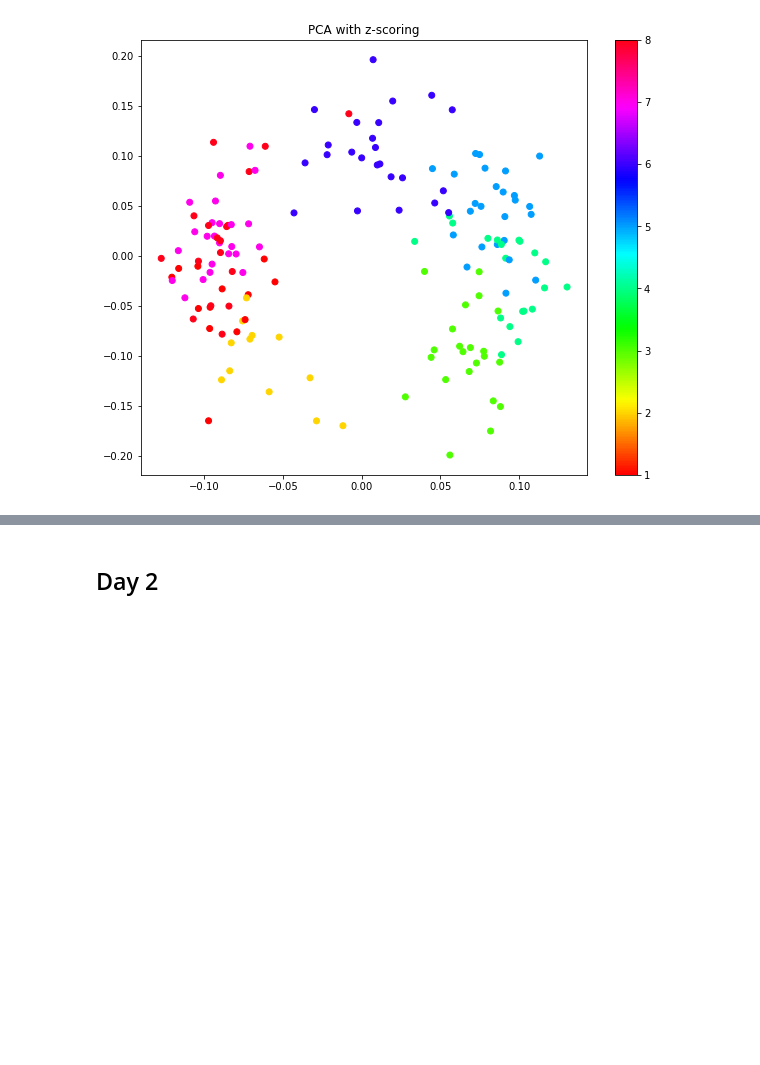
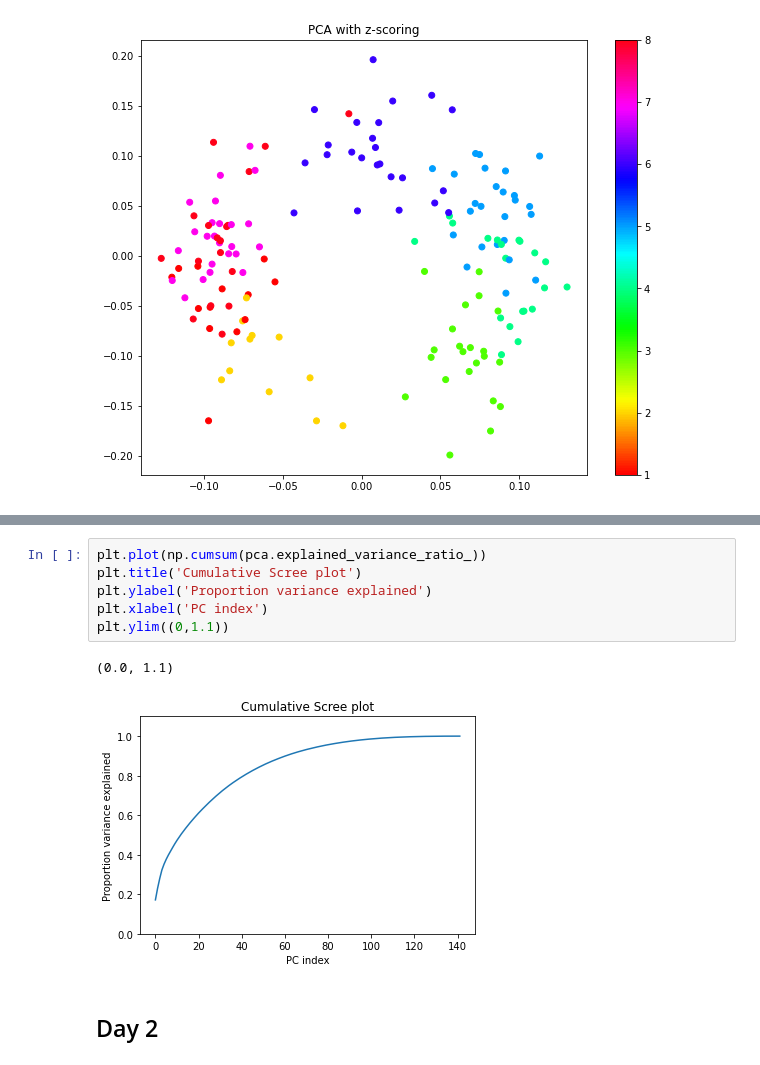
Before and after one commit to CONECT-INT/2022_CENTURI-SummerSchool, a Jupyter notebook: dev/dataset1_jure.ipynb, the cells around one changed output, grey strips where cells are left out. Cells and saved outputs as stored; diff of their text form; blank space fills up the shorter version.

```diff
--- a/dev/dataset1_jure.ipynb
+++ b/dev/dataset1_jure.ipynb
@@ -119,3 +130,12 @@ Text(0.5, 0, 'PC index')
+# %%
+plt.plot(np.cumsum(pca.explained_variance_ratio_))
+plt.title('Cumulative Scree plot')
+plt.ylabel('Proportion variance explained')
+plt.xlabel('PC index')
+plt.ylim((0,1.1))
+# %% [output]
+(0.0, 1.1)
+[figure, added]
 # %% [markdown]
 ## Day 2
 # %%
```
Also changed, not shown: parts of 16 cells of this notebook.
